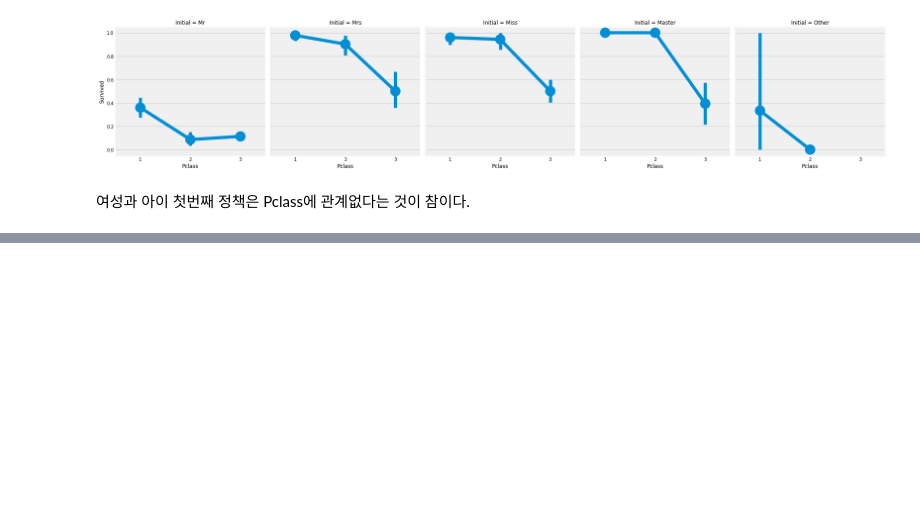
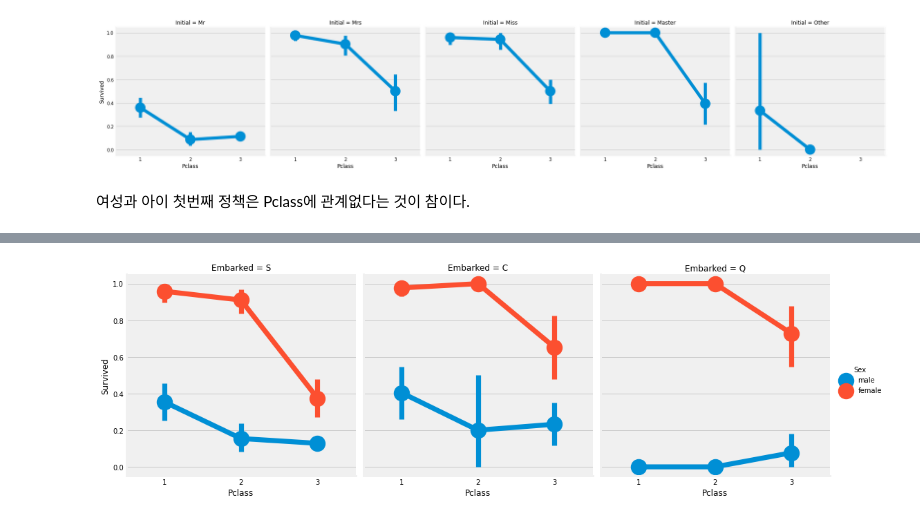
Before and after one commit to shwldus3/data-analysis-practice, a Jupyter notebook: 01_titanic.ipynb, the cells around one changed output, grey strips where cells are left out. Drawn from its saved outputs; the diff is of its cells as text; code cells hidden in the pictures; blank space fills up the shorter version.

```diff
--- a/01_titanic.ipynb
+++ b/01_titanic.ipynb
@@ -324,0 +372,5 @@ plt.show()
+# %%
+sns.factorplot('Pclass', 'Survived', hue='Sex', col='Embarked', data=data)
+plt.show()
+# %% [output]
+[figure, added]
```
Also changed, not shown: parts of 20 cells of this notebook.
